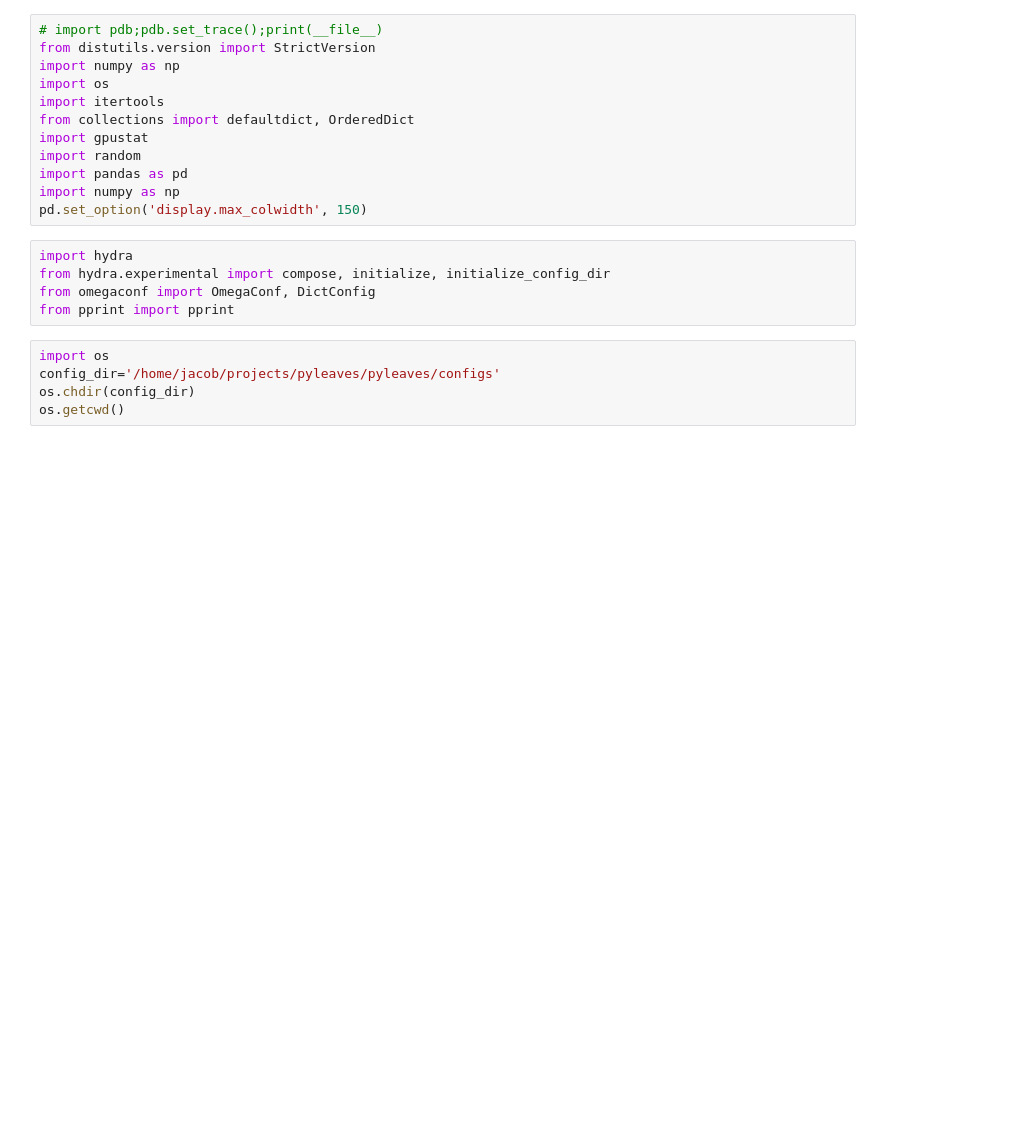
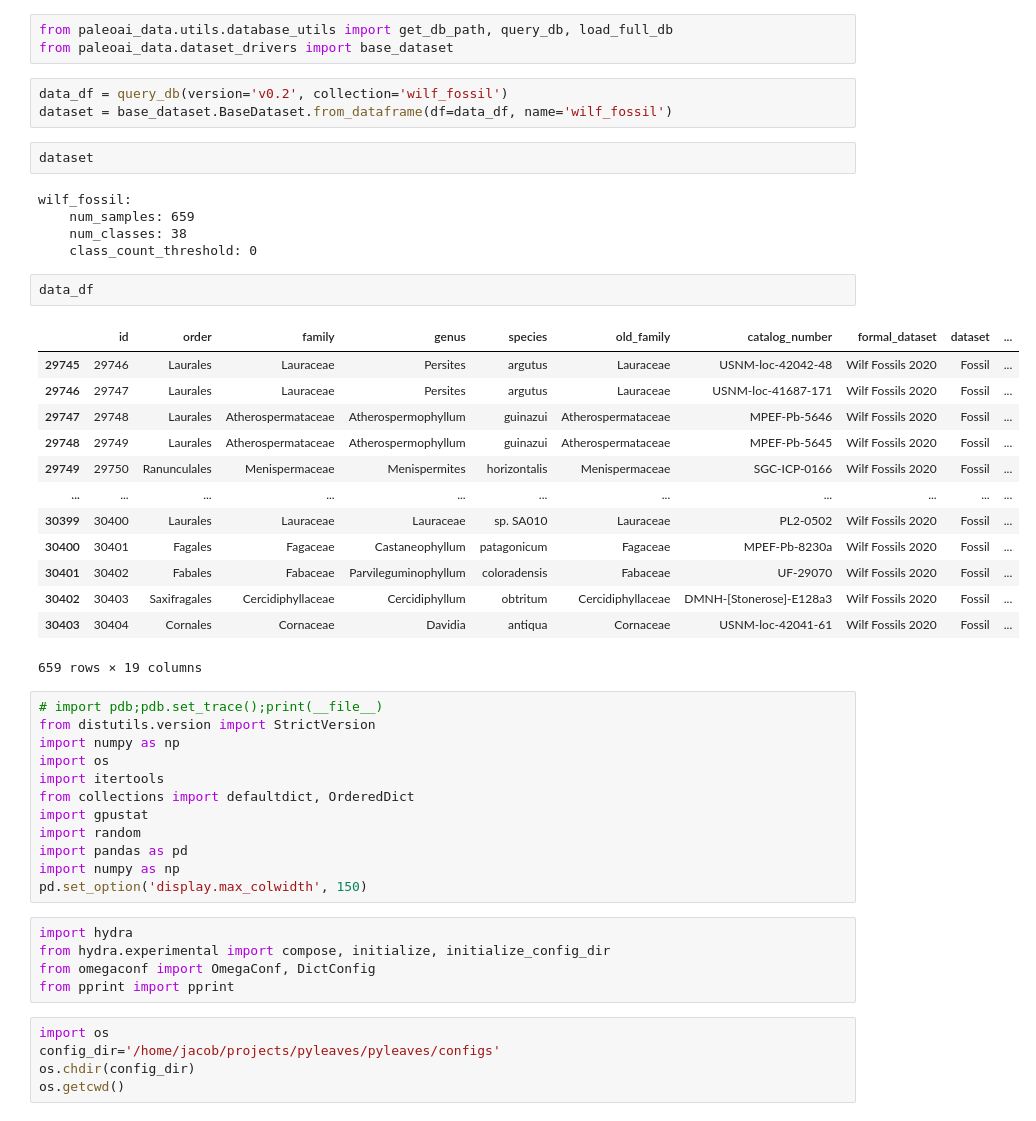
Before and after one commit to JacobARose/pyleaves, a Jupyter notebook: pyleaves/configs/test_gpustat.ipynb, the cells around one changed output. Saved outputs shown, nothing was run; the diff lists cells and outputs as text; blank space fills up the shorter version.

```diff
--- a/pyleaves/configs/test_gpustat.ipynb
+++ b/pyleaves/configs/test_gpustat.ipynb
@@ -1,3 +1,32 @@
+# %%
+from paleoai_data.utils.database_utils import get_db_path, query_db, load_full_db
+from paleoai_data.dataset_drivers import base_dataset
+# %%
+data_df = query_db(version='v0.2', collection='wilf_fossil')
+dataset = base_dataset.BaseDataset.from_dataframe(df=data_df, name='wilf_fossil')
+# %%
+dataset
+# %% [output]
+wilf_fossil:
+    num_samples: 659
+    num_classes: 38
+    class_count_threshold: 0
+# %%
+data_df
+# %% [output]
+|  | id | order | family | genus | species | old_family | catalog_number | formal_dataset | dataset | ... |
+| 29745 | 29746 | Laurales | Lauraceae | Persites | argutus | Lauraceae | USNM-loc-42042-48 | Wilf Fossils 2020 | Fossil | ... |
+| 29746 | 29747 | Laurales | Lauraceae | Persites | argutus | Lauraceae | USNM-loc-41687-171 | Wilf Fossils 2020 | Fossil | ... |
+| 29747 | 29748 | Laurales | Atherospermataceae | Atherospermophyllum | guinazui | Atherospermataceae | MPEF-Pb-5646 | Wilf Fossils 2020 | Fossil | ... |
+| 29748 | 29749 | Laurales | Atherospermataceae | Atherospermophyllum | guinazui | Atherospermataceae | MPEF-Pb-5645 | Wilf Fossils 2020 | Fossil | ... |
+| 29749 | 29750 | Ranunculales | Menispermaceae | Menispermites | horizontalis | Menispermaceae | SGC-ICP-0166 | Wilf Fossils 2020 | Fossil | ... |
+| ... | ... | ... | ... | ... | ... | ... | ... | ... | ... | ... |
+| 30399 | 30400 | Laurales | Lauraceae | Lauraceae | sp. SA010 | Lauraceae | PL2-0502 | Wilf Fossils 2020 | Fossil | ... |
+| 30400 | 30401 | Fagales | Fagaceae | Castaneophyllum | patagonicum | Fagaceae | MPEF-Pb-8230a | Wilf Fossils 2020 | Fossil | ... |
+| 30401 | 30402 | Fabales | Fabaceae | Parvileguminophyllum | coloradensis | Fabaceae | UF-29070 | Wilf Fossils 2020 | Fossil | ... |
+| 30402 | 30403 | Saxifragales | Cercidiphyllaceae | Cercidiphyllum | obtritum | Cercidiphyllaceae | DMNH-[Stonerose]-E128a3 | Wilf Fossils 2020 | Fossil | ... |
+| 30403 | 30404 | Cornales | Cornaceae | Davidia | antiqua | Cornaceae | USNM-loc-42041-61 | Wilf Fossils 2020 | Fossil | ... |
+659 rows × 19 columns
 # %%
 # import pdb;pdb.set_trace();print(__file__)
 from distutils.version import StrictVersion
```
Also changed, not shown: 1 other file.
